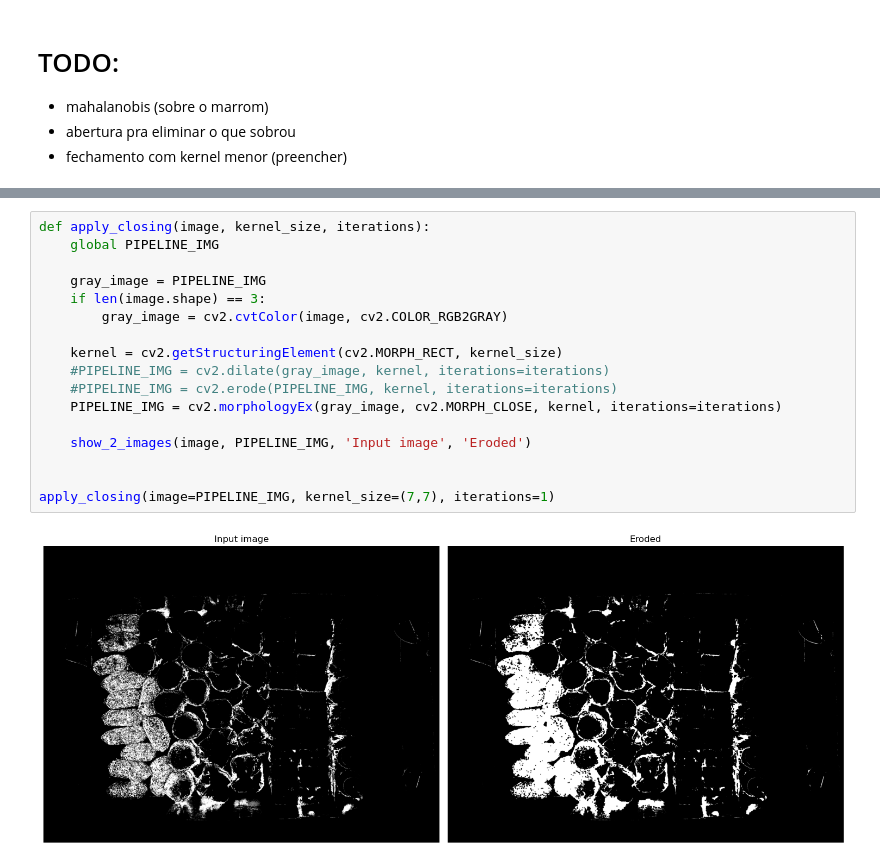
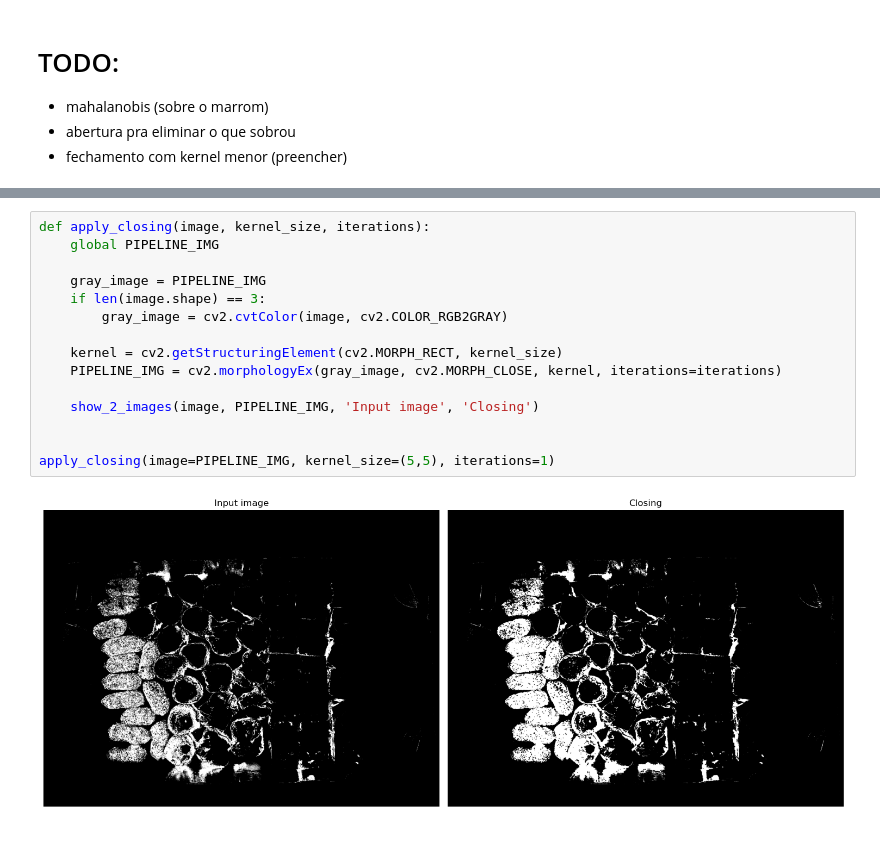
Before and after one commit to Lz-Gustavo/cv-ine410121-2025, a Jupyter notebook: clasic-imx-mahala.ipynb, the cells around one changed output, grey strips where cells are left out. Cells and saved outputs as stored; diff of their text form.

```diff
--- a/clasic-imx-mahala.ipynb
+++ b/clasic-imx-mahala.ipynb
@@ -135,22 +165,20 @@ array([[0, 0, 0, ..., 0, 0, 0],
 # %%
 def apply_closing(image, kernel_size, iterations):
     global PIPELINE_IMG
 
     gray_image = PIPELINE_IMG
     if len(image.shape) == 3:
         gray_image = cv2.cvtColor(image, cv2.COLOR_RGB2GRAY)
 
     kernel = cv2.getStructuringElement(cv2.MORPH_RECT, kernel_size)
-    #PIPELINE_IMG = cv2.dilate(gray_image, kernel, iterations=iterations)
-    #PIPELINE_IMG = cv2.erode(PIPELINE_IMG, kernel, iterations=iterations)
     PIPELINE_IMG = cv2.morphologyEx(gray_image, cv2.MORPH_CLOSE, kernel, iterations=iterations)
 
-    show_2_images(image, PIPELINE_IMG, 'Input image', 'Eroded')
+    show_2_images(image, PIPELINE_IMG, 'Input image', 'Closing')
 
 
-apply_closing(image=PIPELINE_IMG, kernel_size=(7,7), iterations=1)
+apply_closing(image=PIPELINE_IMG, kernel_size=(5,5), iterations=1)
 # %% [output]
-[figure, old version]
+[figure, new version]
 # %%
 def apply_canny(image, threshold1, threshold2, apertureSize, L2gradient):
     global PIPELINE_IMG
```
Also changed, not shown: parts of 4 cells of this notebook, 1 other file.
